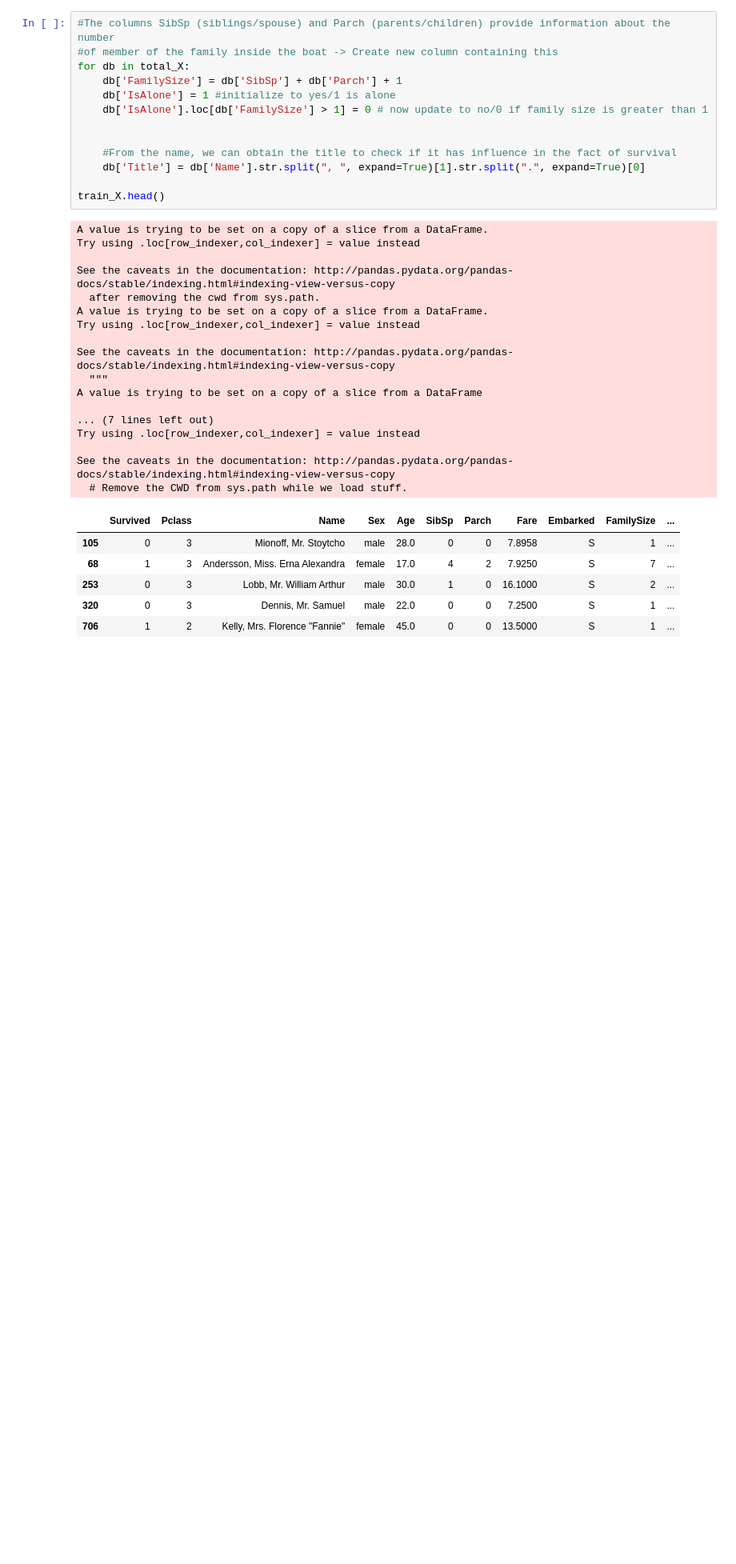
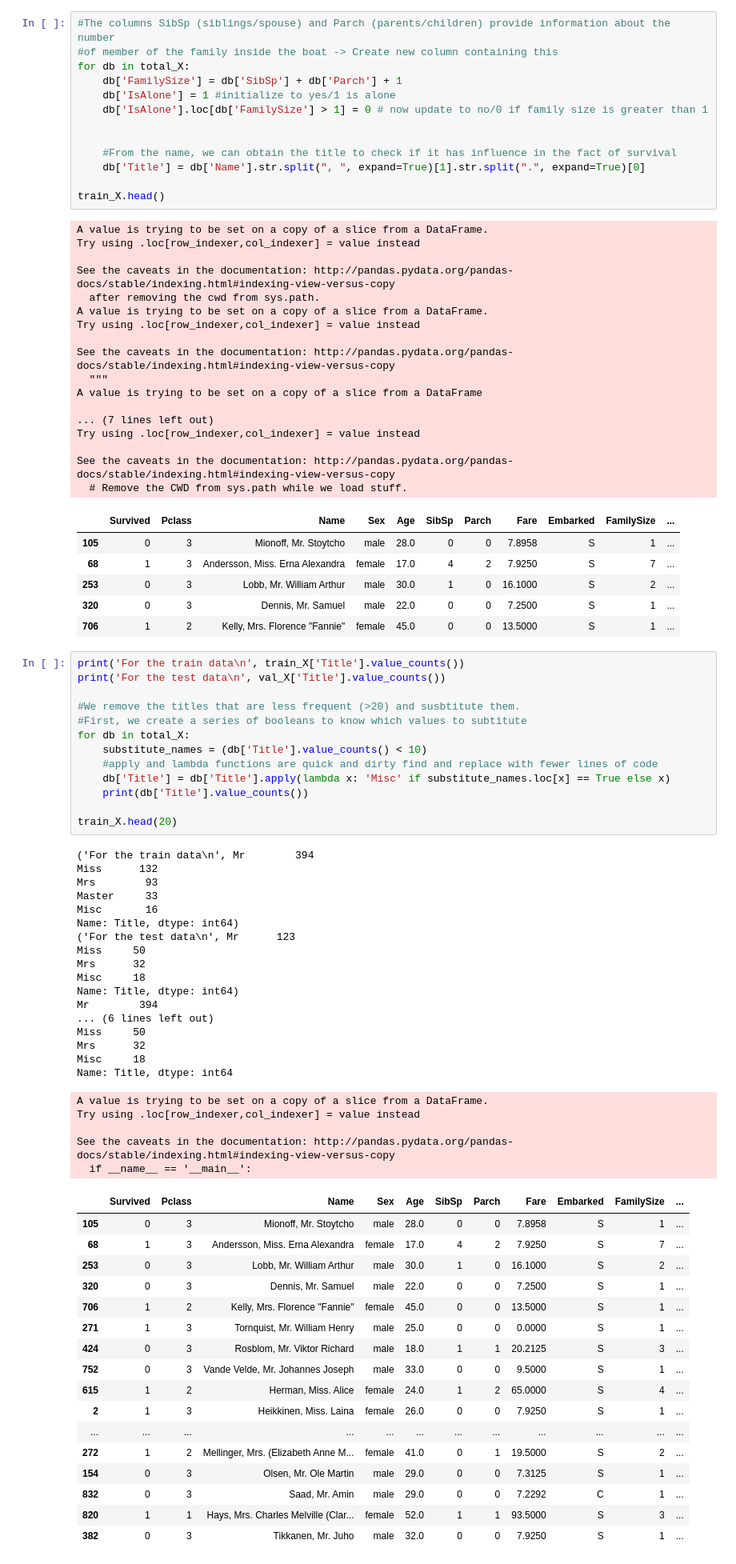
Before and after one commit to LeyreNogues/Python-Projects, a Jupyter notebook: Python_projects/Titanic/Machine_Learning_Titanic.ipynb, the cells around one changed output. Shown at 80% size. Saved outputs shown, nothing was run; the diff lists cells and outputs as text; blank space fills up the shorter version.

Commit message:
Testing Categorical data enconding

```diff
--- a/Python_projects/Titanic/Machine_Learning_Titanic.ipynb
+++ b/Python_projects/Titanic/Machine_Learning_Titanic.ipynb
@@ -424,3 +424,56 @@ See the caveats in the documentation: http://pandas.pydata.org/pandas-docs/stabl
 | 253 | 0 | 3 | Lobb, Mr. William Arthur | male | 30.0 | 1 | 0 | 16.1000 | S | 2 | ... |
 | 320 | 0 | 3 | Dennis, Mr. Samuel | male | 22.0 | 0 | 0 | 7.2500 | S | 1 | ... |
 | 706 | 1 | 2 | Kelly, Mrs. Florence "Fannie" | female | 45.0 | 0 | 0 | 13.5000 | S | 1 | ... |
+# %%
+print('For the train data\n', train_X['Title'].value_counts())
+print('For the test data\n', val_X['Title'].value_counts())
+
+#We remove the titles that are less frequent (>20) and susbtitute them.
+#First, we create a series of booleans to know which values to subtitute
+for db in total_X:
+    substitute_names = (db['Title'].value_counts() < 10)
+    #apply and lambda functions are quick and dirty find and replace with fewer lines of code
+    db['Title'] = db['Title'].apply(lambda x: 'Misc' if substitute_names.loc[x] == True else x)
+    print(db['Title'].value_counts())
+
+train_X.head(20)
+# %% [output]
+('For the train data\n', Mr        394
+Miss      132
+Mrs        93
+Master     33
+Misc       16
+Name: Title, dtype: int64)
+('For the test data\n', Mr      123
+Miss     50
+Mrs      32
+Misc     18
+Name: Title, dtype: int64)
+Mr        394
+... (6 lines left out)
+Miss     50
+Mrs      32
+Misc     18
+Name: Title, dtype: int64
+A value is trying to be set on a copy of a slice from a DataFrame.
+Try using .loc[row_indexer,col_indexer] = value instead
+
+See the caveats in the documentation: http://pandas.pydata.org/pandas-docs/stable/indexing.html#indexing-view-versus-copy
+  if __name__ == '__main__':
+|  | Survived | Pclass | Name | Sex | Age | SibSp | Parch | Fare | Embarked | FamilySize | ... |
+| 105 | 0 | 3 | Mionoff, Mr. Stoytcho | male | 28.0 | 0 | 0 | 7.8958 | S | 1 | ... |
+| 68 | 1 | 3 | Andersson, Miss. Erna Alexandra | female | 17.0 | 4 | 2 | 7.9250 | S | 7 | ... |
+| 253 | 0 | 3 | Lobb, Mr. William Arthur | male | 30.0 | 1 | 0 | 16.1000 | S | 2 | ... |
+| 320 | 0 | 3 | Dennis, Mr. Samuel | male | 22.0 | 0 | 0 | 7.2500 | S | 1 | ... |
+| 706 | 1 | 2 | Kelly, Mrs. Florence "Fannie" | female | 45.0 | 0 | 0 | 13.5000 | S | 1 | ... |
+| 271 | 1 | 3 | Tornquist, Mr. William Henry | male | 25.0 | 0 | 0 | 0.0000 | S | 1 | ... |
+| 424 | 0 | 3 | Rosblom, Mr. Viktor Richard | male | 18.0 | 1 | 1 | 20.2125 | S | 3 | ... |
+| 752 | 0 | 3 | Vande Velde, Mr. Johannes Joseph | male | 33.0 | 0 | 0 | 9.5000 | S | 1 | ... |
+| 615 | 1 | 2 | Herman, Miss. Alice | female | 24.0 | 1 | 2 | 65.0000 | S | 4 | ... |
+| 2 | 1 | 3 | Heikkinen, Miss. Laina | female | 26.0 | 0 | 0 | 7.9250 | S | 1 | ... |
+| ... | ... | ... | ... | ... | ... | ... | ... | ... | ... | ... | ... |
+| 272 | 1 | 2 | Mellinger, Mrs. (Elizabeth Anne M... | female | 41.0 | 0 | 1 | 19.5000 | S | 2 | ... |
+| 154 | 0 | 3 | Olsen, Mr. Ole Martin | male | 29.0 | 0 | 0 | 7.3125 | S | 1 | ... |
+| 832 | 0 | 3 | Saad, Mr. Amin | male | 29.0 | 0 | 0 | 7.2292 | C | 1 | ... |
+| 820 | 1 | 1 | Hays, Mrs. Charles Melville (Clar... | female | 52.0 | 1 | 1 | 93.5000 | S | 3 | ... |
+| 382 | 0 | 3 | Tikkanen, Mr. Juho | male | 32.0 | 0 | 0 | 7.9250 | S | 1 | ... |
```
Also changed, not shown: parts of 1 cell of this notebook.
